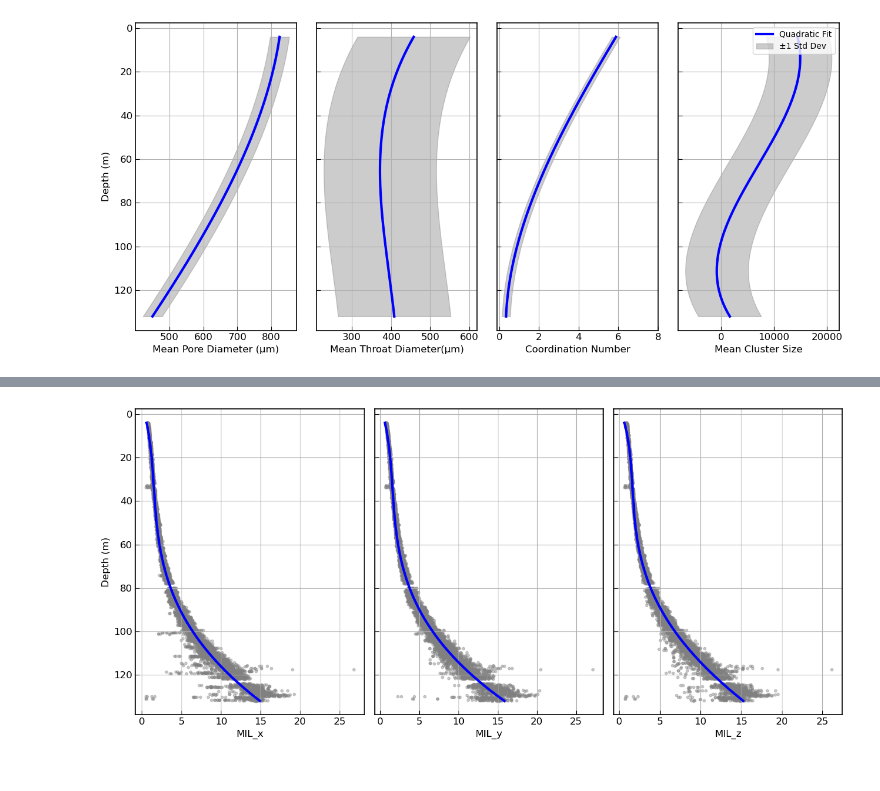
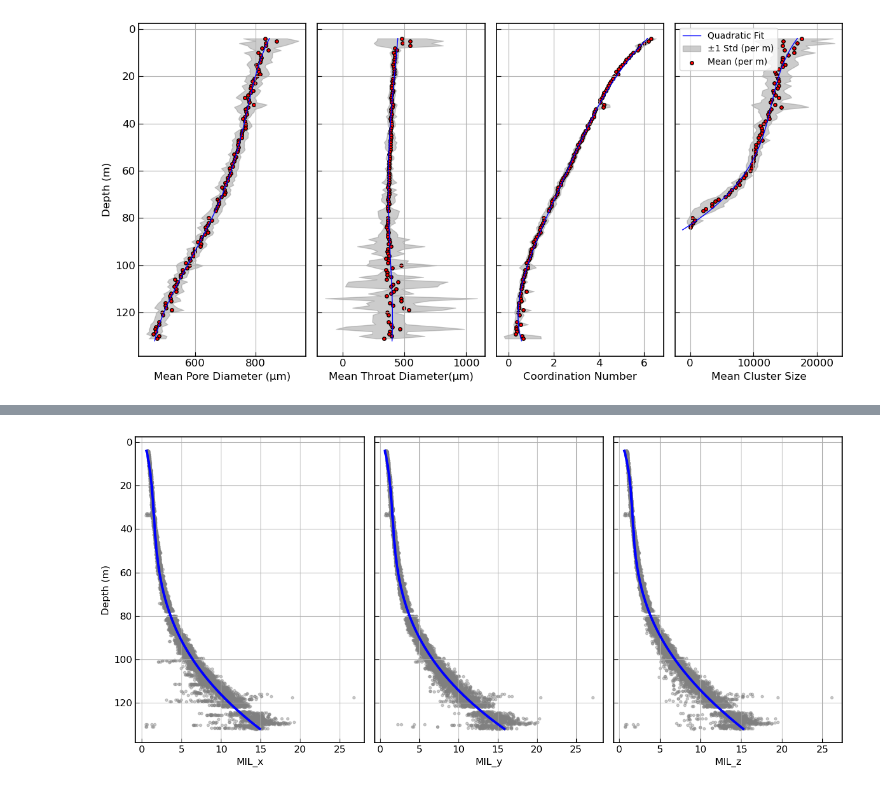
Before and after one commit to Faramarz-bagherzadeh/B40_SR_microstructure, a Jupyter notebook: microstructure/figure_maker.ipynb, the cells around one changed output, grey strips where cells are left out. Drawn from its saved outputs; the diff is of its cells as text; code cells hidden in the pictures.

```diff
--- a/microstructure/figure_maker.ipynb
+++ b/microstructure/figure_maker.ipynb
@@ -6,9 +6,18 @@ import numpy as np
 from scipy.optimize import curve_fit
 # %%
 # Load your CSV file
-df = pd.read_excel('data.xlsx')  # Replace with your actual filename
+data = pd.read_excel('data.xlsx')  # Replace with your actual filename
 # %%
-df.columns
+resolution_m = 60e-6 #m
+resolution_cm = 60e-4 #cm
+sample_size_pixel = 400
+sample_length_cm = resolution_cm * sample_size_pixel
+
+data['cluster_density'] = data['num_cluster'] / (sample_length_cm**3)
+data['anisotropy_MIL'] = (data['MIL_x'] + data['MIL_y']) / (2*data['MIL_z'])
+data['avg_pore_diameter'] = data['avg_pore_diameter'] * 1e6
+data['avg_throat_diameter'] = data['avg_throat_diameter'] * 1e6
+data.columns
 # %% [output]
 Index(['name', 'number_of_regions', 'starting_layer', 'ending_layer', 'depth',
        'sample_volume', 'porosity', 'open_pores', 'cuted_pores',
@@ -255,7 +248,7 @@ Index(['name', 'number_of_regions', 'starting_layer', 'ending_layer', 'depth',
 df = df.sort_values(by="new_depth")
 
 # Create figure with shared y-axis
-fig, axes = plt.subplots(1, 4, figsize=(13, 6), sharey=True)
+fig, axes = plt.subplots(1, 4, figsize=(12, 6), sharey=True)
 
 # Apply academic-style formatting
 plt.rcParams.update({
@@ -272,82 +265,61 @@ plt.rcParams.update({
 params = [
     ("avg_pore_diameter", "Mean Pore Diameter (μm)"),
     ("avg_throat_diameter", "Mean Throat Diameter(μm)"),
     ("coordination_number", "Coordination Number"),
     ("avg_cluster_size", "Mean Cluster Size")
 ]
 
 depth = df["new_depth"]
 
 for ax, (col, xlabel) in zip(axes, params):
-    x = df[col]
-    y = depth
-
-    # Scatter plot
-    #ax.scatter(x, y, color='gray', alpha=0.4, s=10, label='Data')
-
-        # Trend line
-    if col == "avg_pore_diameter" or col == "avg_throat_diameter":
-        # Subset for depth >= 50
-        df_fit = df[df["new_depth"] < 140]
-
-        y_fit_data = df_fit["new_depth"]
-        x_fit_data = df_fit[col] * 1e6
-        # Fit quadratic
-        coeffs = np.polyfit(y_fit_data, x_fit_data, deg=3)
-        poly = np.poly1d(coeffs)
-        # Generate smooth depth range from 50 to max
-        y_fit = np.linspace(y_fit_data.min(), y_fit_data.max(), 200)
-        x_fit = poly(y_fit)
-        ax.plot(x_fit, y_fit, color='blue', linewidth=3, label='Quadratic Fit (depth ≥ 50)')
-        #ax.set_xlim(-2, 100)
-
-    elif col == 'coordination_number':
-        df_fit = df[df["new_depth"] < 150]
-        y_fit_data = df_fit["new_depth"]
-        x_fit_data = df_fit[col]
-
-        # Fit quadratic
-        coeffs = np.polyfit(y_fit_data, x_fit_data, deg=3)
-        poly = np.poly1d(coeffs)
-
-        # Generate smooth depth range from 50 to max
-        y_fit = np.linspace(y_fit_data.min(),  y_fit_data.max(), 200)
-        x_fit = poly(y_fit)
-        ax.plot(x_fit, y_fit, color='blue', linewidth=3, label='Quadratic Fit (depth ≥ 50)')
-        ax.set_xlim(-0.1, 8)
-    else:
-        # Quadratic fit
-        coeffs = np.polyfit(x=y, y=x, deg=3)        # x vs depth (i.e., x = f(y))
-        poly = np.poly1d(coeffs)
-        y_fit = np.linspace(y.min(), y.max(), 200)  # Smooth y values
-        x_fit = poly(y_fit)
-
-    # Plot trend line
-        ax.plot(x_fit, y_fit, color='blue', linewidth=3, label='Quadratic Fit')
-        #ax.set_xlim(-2, 100)
 
 
+    if col == "avg_cluster_size":
+        # Subset for depth >= 50
+        df_fit = df[df["new_depth"] < 85].copy()
+        y = df_fit["new_depth"]
+        x = df_fit[col]
+        df_fit["depth_bin"] = df_fit["new_depth"].astype(int)
+        grouped = df_fit.groupby("depth_bin")[col]
 
-        # Residuals and std
-    residuals = x_fit_data - poly(y_fit_data)
-    std = np.std(residuals)
-    ax.fill_betweenx(y_fit, x_fit - std, x_fit + std, color='gray', alpha=0.4, label='±1 Std Dev')
+    else:
+        x = df[col]
+        y = df["new_depth"]
+        df["depth_bin"] = df["new_depth"].astype(int)
+        grouped = df.groupby("depth_bin")[col]
+
+
+    mean_per_bin = grouped.mean()
+    std_per_bin = grouped.std()
+    depth_bins = mean_per_bin.index
+
+            # Fit quadratic
+    coeffs = np.polyfit(y, x, deg=4)
+    poly = np.poly1d(coeffs)
+            # Generate smooth depth range from 50 to max
+    y_fit = np.linspace(y.min(), y.max(), 200)
+    x_fit = poly(y_fit)
+    ax.plot(x_fit, y_fit, color='blue', linewidth=1, label='Quadratic Fit')
+            # Plot ± std dev band around the bin means
+    ax.fill_betweenx(depth_bins, mean_per_bin - std_per_bin, mean_per_bin + std_per_bin, color='gray', alpha=0.4, label='±1 Std (per m)')
+    ax.scatter(mean_per_bin,depth_bins,color='Red', edgecolors='black', s=15, label='Mean (per m)')
+
 
     # Labels and grid
     ax.set_xlabel(xlabel)
     ax.grid(True)
     ax.spines['top'].set_visible(True)
     ax.spines['right'].set_visible(True)
 
 # Shared y-label and inverted axis
 axes[0].set_ylabel("Depth (m)")
 axes[0].invert_yaxis()  # Depth increases downward
 
 # Layout adjustments
-plt.legend(loc='upper right', fontsize=10)
+plt.legend(loc='upper left', fontsize=10)
 
 plt.tight_layout()
 plt.savefig("fig_network.png", dpi=600, bbox_inches='tight')
 plt.show()
 # %% [output]
-[figure, old version]
+[figure, new version]
```
Also changed, not shown: parts of 6 cells of this notebook.
